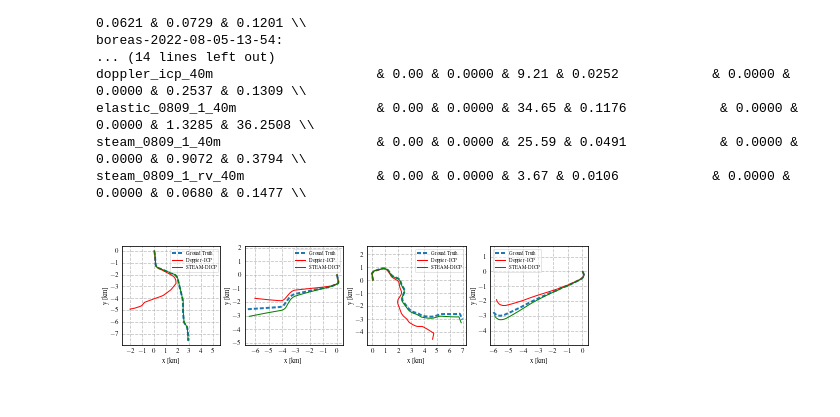
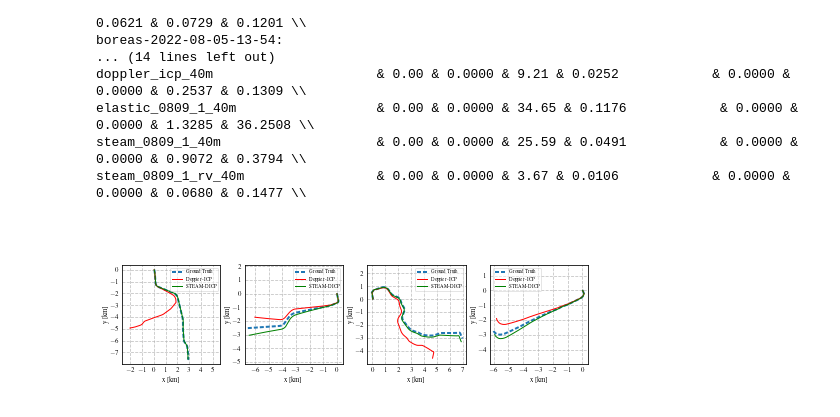
Before and after one commit to cheneyuwu/ct_icp, a Jupyter notebook: steam_icp/script/plot_aeva_poses.ipynb, the cells around one changed output. Cells and saved outputs as stored; diff of their text form; code cells hidden in the pictures.

Commit message:
plot script updates

```diff
--- a/steam_icp/script/plot_aeva_poses.ipynb
+++ b/steam_icp/script/plot_aeva_poses.ipynb
@@ -287,39 +287,39 @@ sequences = [
     'boreas-2022-08-05-15-01',
 ]
 
-fig, axs = plt.subplots(1, len(sequences), figsize=(7.2, 2.0))
+fig, axs = plt.subplots(1, len(sequences), figsize=(7.2, 2.5))
 fig.subplots_adjust(left=0.05, right=0.95, bottom=0.0, top=0.95, wspace=0.25, hspace=0.25)
 
 for i, sequence in enumerate(sequences):
   ax = axs[i]
 
   gt_poses = load_gt_poses(osp.join(gt_path, sequence, 'applanix/aeva_poses.csv'))[60:]
   ax.plot(gt_poses[:, 0, 3] / 1e3, gt_poses[:, 1, 3] / 1e3, "--", label='Ground Truth', linewidth=2.0, dashes=(2, 1))
 
   # pred_file = '20220808/elastic'
   # pred_poses = load_pred_poses(osp.join(pred_path, pred_file, sequence+'_poses.txt'))[60:]
   # plot_pred_poses(ax, pred_poses, gt_poses, 'elastic-reduced')
 
   pred_file = 'doppler_icp_full_range'
   pred_poses = load_pred_poses(osp.join(pred_path, pred_file, sequence+'_poses.txt'))[60:]
   plot_pred_poses(ax, pred_poses, gt_poses, 'Doppler-ICP', 'red')
 
   pred_file = 'steam_0809_1_rv'
   pred_poses = load_pred_poses(osp.join(pred_path, pred_file, sequence+'_poses.txt'))[60:]
   plot_pred_poses(ax, pred_poses, gt_poses, 'STEAM-DICP', 'green')
 
   ax.set_xlabel('x [km]')
   ax.set_ylabel('y [km]', labelpad=1)
   # ax.set_title(sequence)
   ax.grid(which='both', linestyle='--', alpha=0.75)
   ax.set_aspect('equal', 'box')
   ax.legend(framealpha=0.5, fontsize=5)
   ax.tick_params(axis=u'both', which=u'both',length=0)
 
 plt.savefig('/home/yuchen/ASRL/notes/2023-icra-wu/figs/boreas_qualitative.pdf', format="pdf", bbox_inches="tight")
 plt.show()
 # %% [output]
-[figure, old version]
+[figure, new version]
 # %%
 sequence = sequences[0]
 
```
Also changed, not shown: 3 other files.
